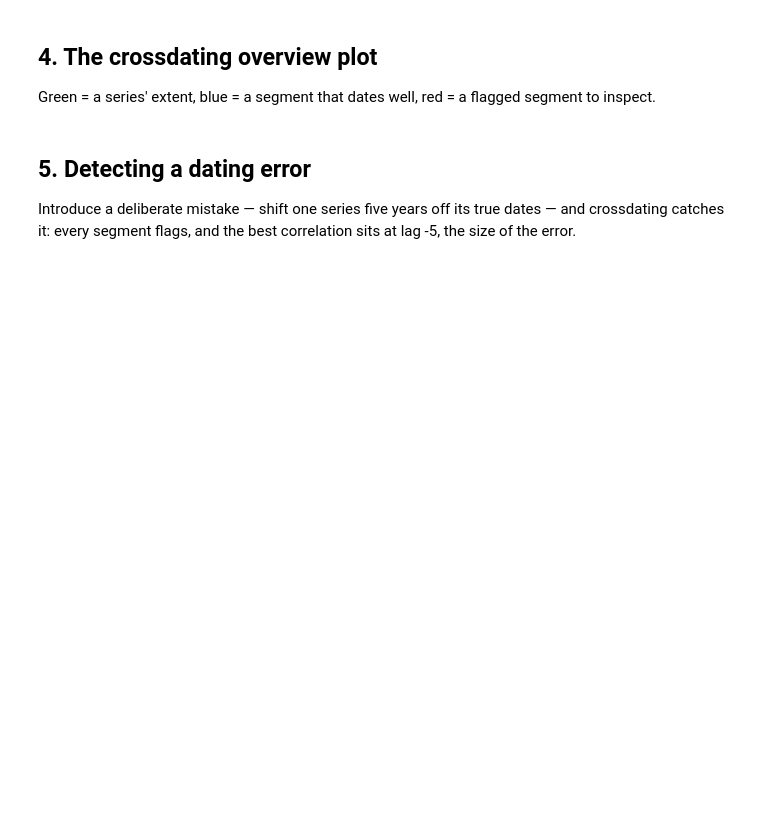
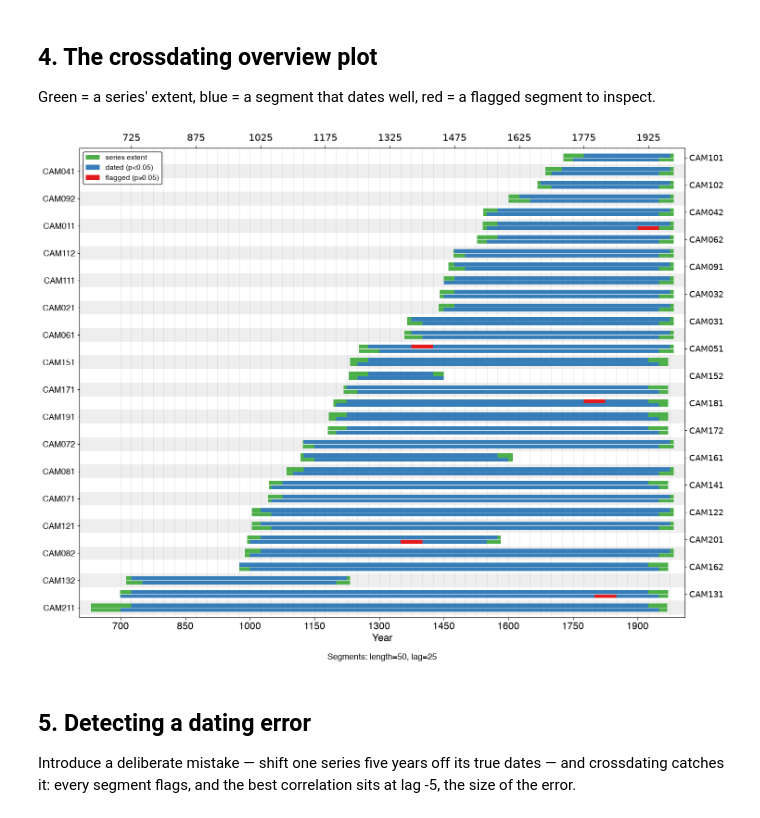
Before and after one commit to OpenDendro/dplPy, a Jupyter notebook: notebooks/crossdating_demonstration.ipynb, the cells around one changed output. Cells and saved outputs as stored; diff of their text form; code cells hidden in the pictures; blank space fills up the shorter version.

```diff
--- a/notebooks/crossdating_demonstration.ipynb
+++ b/notebooks/crossdating_demonstration.ipynb
@@ -54,8 +99,10 @@ res["overall"]
 Green = a series' extent, blue = a segment that dates well, red = a flagged
 segment to inspect.
 # %%
-dpl.xdate_plot(rwi,p_val=0.01)
+dpl.xdate_plot(rwi,p_val=0.05)
 plt.show()
+# %% [output]
+[figure, added]
 # %% [markdown]
 ## 5. Detecting a dating error
 
```
Also changed, not shown: parts of 13 cells of this notebook, 3 other files.
